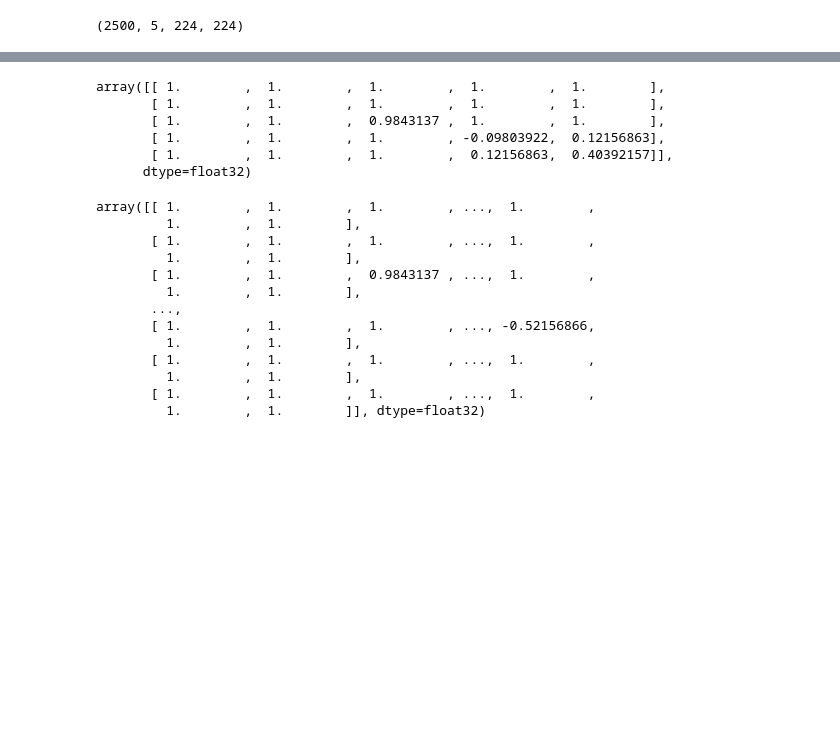
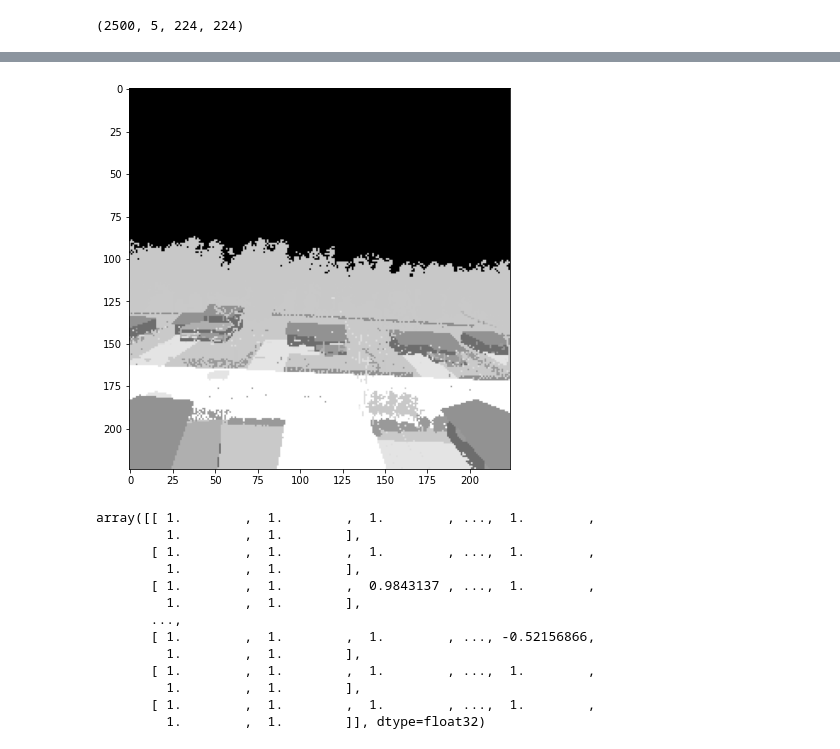
Before and after one commit to SBrewer15/AirSim-UAV-Reinforcement-Learning, a Jupyter notebook: ReplayBuffer.ipynb, the cells around one changed output, grey strips where cells are left out. Saved outputs shown, nothing was run; the diff lists cells and outputs as text; code cells hidden in the pictures; blank space fills up the shorter version.

```diff
--- a/ReplayBuffer.ipynb
+++ b/ReplayBuffer.ipynb
@@ -144,11 +151,12 @@ plt.show()
 # %%
+fig, ax = plt.subplots(1, 1, figsize=(20,7))
+
+ax.imshow(state[1]*0.5+0.5, cmap='Greys_r')
+
+
+plt.show()
 # %% [output]
-array([[ 1.        ,  1.        ,  1.        ,  1.        ,  1.        ],
-       [ 1.        ,  1.        ,  1.        ,  1.        ,  1.        ],
-       [ 1.        ,  1.        ,  0.9843137 ,  1.        ,  1.        ],
-       [ 1.        ,  1.        ,  1.        , -0.09803922,  0.12156863],
-       [ 1.        ,  1.        ,  1.        ,  0.12156863,  0.40392157]],
-      dtype=float32)
+[figure, added]
 # %%
 state[0]
 # %% [output]
```
Also changed, not shown: parts of 6 cells of this notebook, 9 other files.
